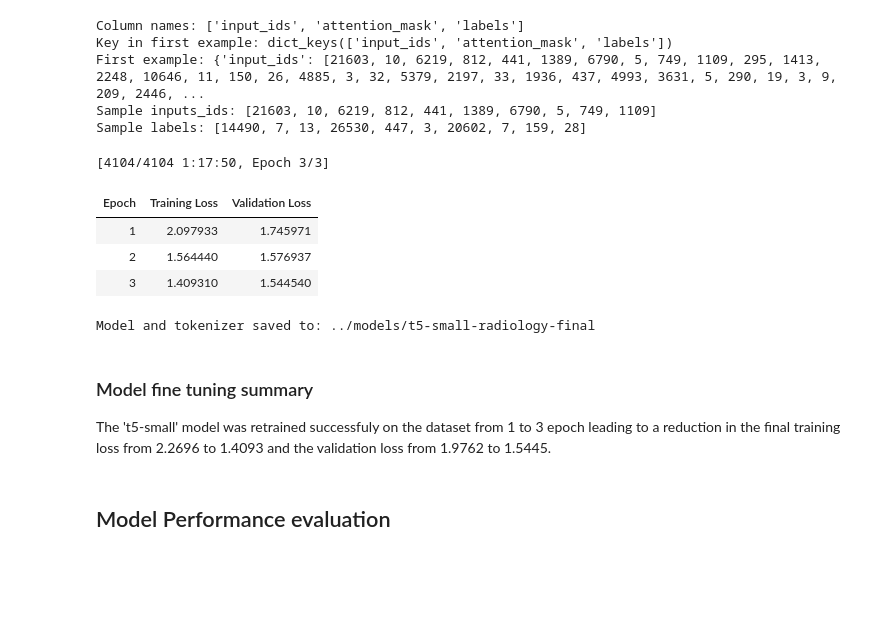
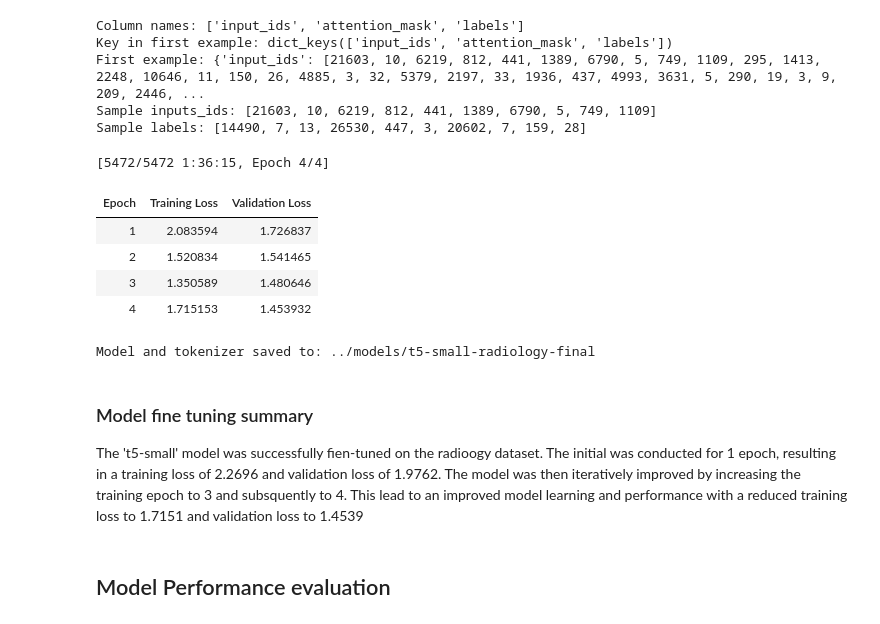
Before and after one commit to infoagambisa-source/medical-text-summariser, a Jupyter notebook: notebooks/medical-text-summariser.ipynb, the cells around one changed output. Saved outputs shown, nothing was run; the diff lists cells and outputs as text; code cells hidden in the pictures; blank space fills up the shorter version.

Commit message:
Second model retrain by setting training epochs to 4

```diff
--- a/notebooks/medical-text-summariser.ipynb
+++ b/notebooks/medical-text-summariser.ipynb
@@ -422,7 +422,6 @@ First example: {'input_ids': [21603, 10, 6219, 812, 441, 1389, 6790, 5, 749, 110
 Sample inputs_ids: [21603, 10, 6219, 812, 441, 1389, 6790, 5, 749, 1109]
 Sample labels: [14490, 7, 13, 26530, 447, 3, 20602, 7, 159, 28]
 # %%
-
 # Load the T5 model
 model = T5ForConditionalGeneration.from_pretrained("t5-small")
 
@@ -440,43 +439,45 @@ training_args = Seq2SeqTrainingArguments(
     learning_rate=2e-5,
     per_device_train_batch_size=2,
     per_device_eval_batch_size=2,
-    num_train_epochs=3,
+    num_train_epochs=4,
     weight_decay=0.01,
     save_total_limit=2,
     #logging_dir="../logs",
     logging_steps=50,
     report_to="none",
     predict_with_generate=True
 )
 
 # Trainer
 trainer = Seq2SeqTrainer(
     model=model,
     args=training_args,
     train_dataset=tokenized_train,
     eval_dataset=tokenized_test,
     data_collator=data_collator,
 )
 
 # Train
 trainer.train()
 
 # Save the fine-tuned model and tokenizer
 save_path = "../models/t5-small-radiology-final"
 trainer.save_model(save_path)
 tokenizer.save_pretrained(save_path)
 
 print("Model and tokenizer saved to:", save_path)
 # %% [output]
-[4104/4104 1:17:50, Epoch 3/3]
+[5472/5472 1:36:15, Epoch 4/4]
 | Epoch | Training Loss | Validation Loss |
-| 1 | 2.097933 | 1.745971 |
-| 2 | 1.564440 | 1.576937 |
-| 3 | 1.409310 | 1.544540 |
+| 1 | 2.083594 | 1.726837 |
+| 2 | 1.520834 | 1.541465 |
+| 3 | 1.350589 | 1.480646 |
+| 4 | 1.715153 | 1.453932 |
 Model and tokenizer saved to: ../models/t5-small-radiology-final
 # %% [markdown]
 ### Model fine tuning summary
-The 't5-small' model was  retrained successfuly on the dataset from 1 to 3 epoch leading to a reduction in the final training loss from 2.2696 to 1.4093 and the validation loss  from 1.9762 to 1.5445.
+The 't5-small' model was successfully fien-tuned on the radioogy dataset. The initial was conducted for 1 epoch, resulting in a training loss of 2.2696 and validation loss of 1.9762.
+The model was then iteratively improved by increasing the training epoch to 3 and subsquently to 4. This lead to an improved model learning and performance with a reduced training loss to 1.7151 and validation loss to 1.4539
 # %% [markdown]
 ## Model Performance evaluation
 # %%
```
Also changed, not shown: parts of 3 cells of this notebook.
